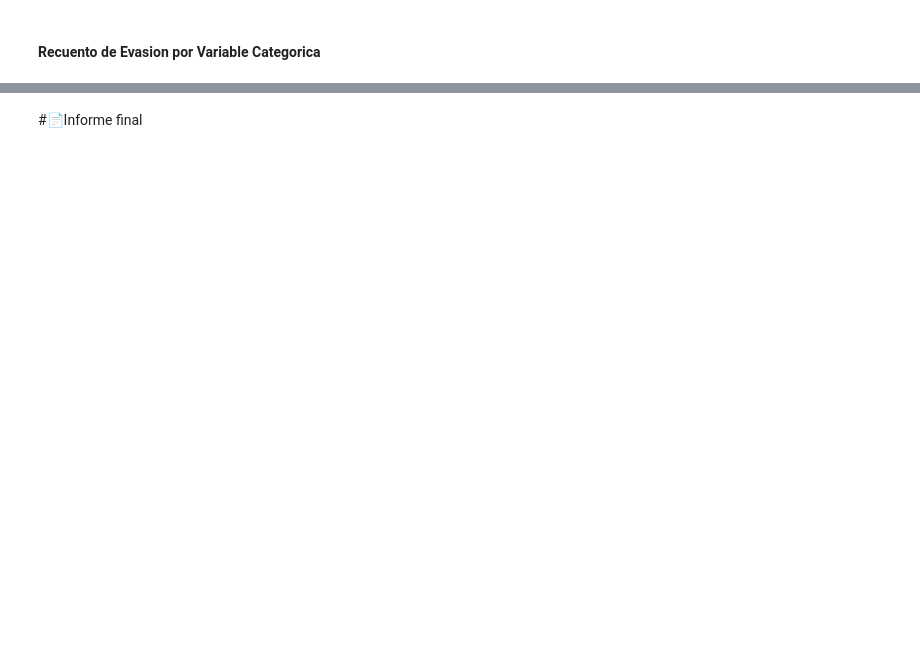
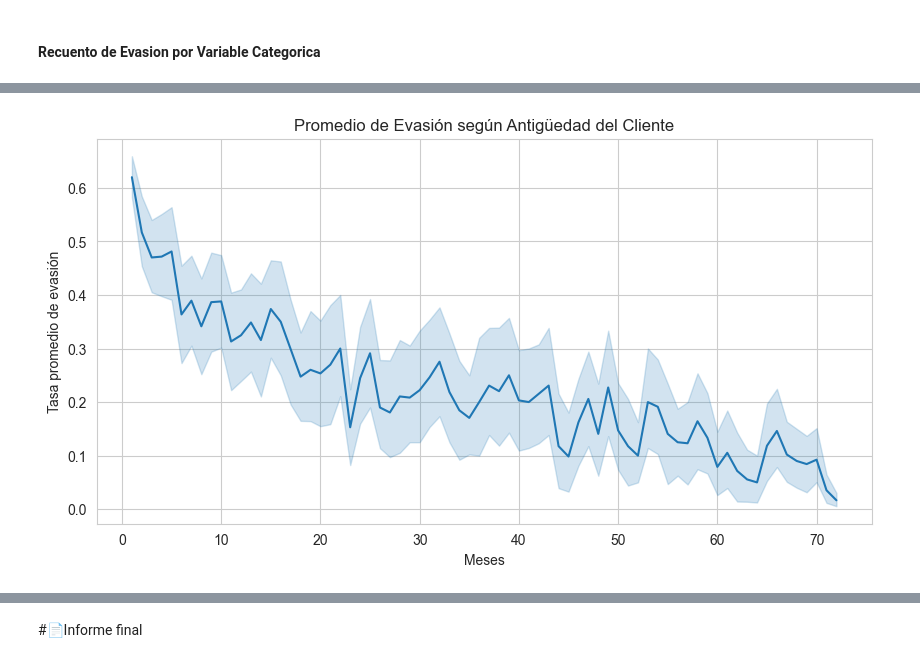
Before and after one commit to willian-ai/challenge2-data-science-LATAM-main, a Jupyter notebook: TelecomX_LATAM.ipynb, the cells around one changed output, grey strips where cells are left out. Saved outputs shown, nothing was run; the diff lists cells and outputs as text; code cells hidden in the pictures; blank space fills up the shorter version.

```diff
--- a/TelecomX_LATAM.ipynb
+++ b/TelecomX_LATAM.ipynb
@@ -416,0 +461,9 @@ plt.show()
+# %%
+plt.figure(figsize=(10, 5))
+sns.lineplot(data=telecom, x='Meses_conectado', y='Cancelacion', estimator='mean')
+plt.title('Promedio de Evasión según Antigüedad del Cliente')
+plt.xlabel('Meses')
+plt.ylabel('Tasa promedio de evasión')
+plt.show()
+# %% [output]
+[figure, added]
```
Also changed, not shown: parts of 18 cells of this notebook, 2 other files.
